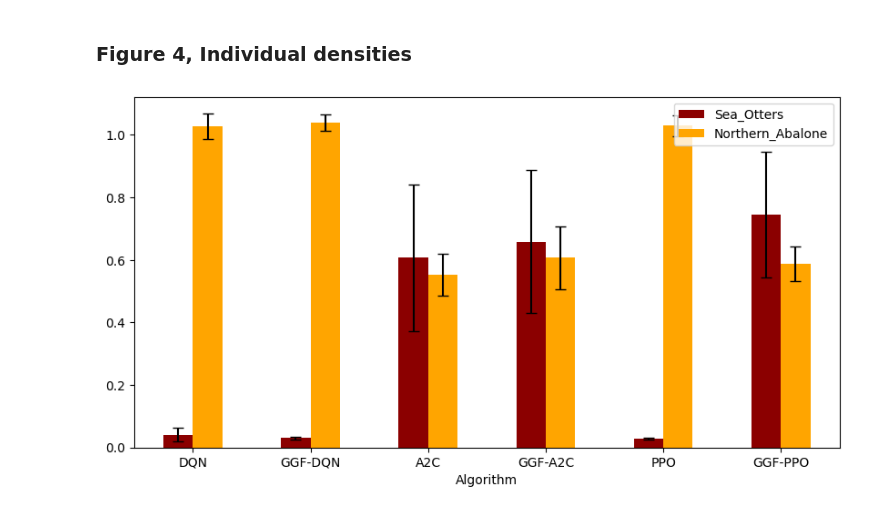
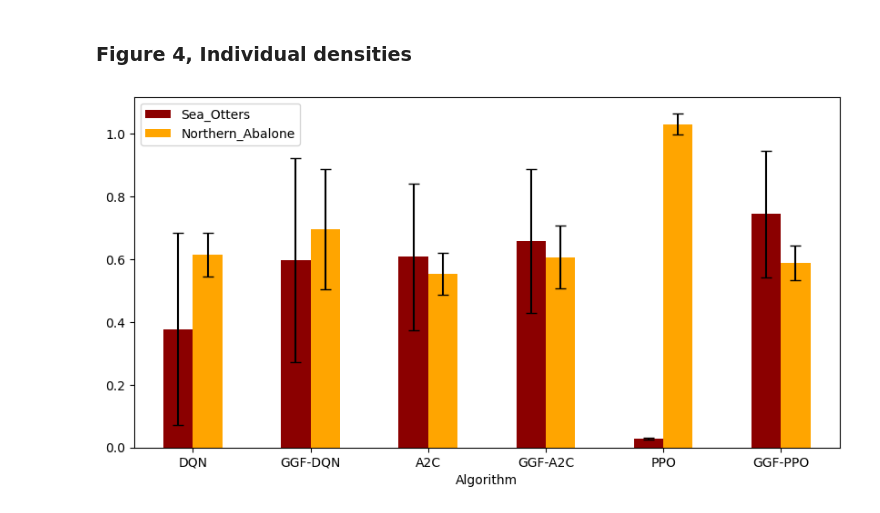
Before and after one commit to yan-dot-zhang/Fair-RL-project, a Jupyter notebook: AnalyzeResult.ipynb, the cells around one changed output. Drawn from its saved outputs; the diff is of its cells as text; code cells hidden in the pictures.

Commit message:
feat: add DQN_GGI algorithm
Add DQN_GGI algorithm and all required members
The result is shown in `AnalyzeResult.ipynb`

```diff
--- a/AnalyzeResult.ipynb
+++ b/AnalyzeResult.ipynb
@@ -53,7 +53,7 @@ def read_result_data(pattern_list, keys_list=None):
     data_ = pd.concat(df_list, ignore_index=True)
     return data_
 
-pattern_list  = ['sb3_reward_a2c', 'sb3_reward_a2cggi', 'sb3_reward_ppo', 'sb3_reward_ppoggi','reward_dqn', 'reward_dqnggi','reward_random']
+pattern_list  = ['sb3_reward_a2c', 'sb3_reward_a2cggi', 'sb3_reward_ppo', 'sb3_reward_ppoggi','sb3_reward_dqn', 'sb3_reward_dqnggi','reward_random']
 keys_list = ['A2C', 'GGF-A2C', 'PPO', 'GGF-PPO', 'DQN', 'GGF-DQN', 'Random']
 result_df = read_result_data(pattern_list, keys_list)
 # %% [markdown]
@@ -99,29 +98,28 @@ plt.show()
 # %% [markdown]
 ### Figure 4, Individual densities
 # %%
-
 # barchart
 # for each algorithm, compute average density and std, use dataframe.groupby
-final_result_barchart = final_result_df.groupby(['Algorithm']).mean().reset_index()
-final_result_barchart['Sea_Otters_std'] = final_result_df.groupby(['Algorithm']).std().reset_index()['Sea_Otters']
-final_result_barchart['Northern_Abalone_std'] = final_result_df.groupby(['Algorithm']).std().reset_index()['Northern_Abalone']
+final_result_barchart = final_result_df.groupby(['Algorithm']).mean(numeric_only = True).reset_index()
+final_result_barchart['Sea_Otters_std'] = final_result_df.groupby(['Algorithm']).std(numeric_only = True).reset_index()['Sea_Otters']
+final_result_barchart['Northern_Abalone_std'] = final_result_df.groupby(['Algorithm']).std(numeric_only = True).reset_index()['Northern_Abalone']
 # sort and filter by 'Algorithm' and keys_list_boxplot
 final_result_barchart = final_result_barchart[final_result_barchart['Algorithm'].isin(keys_list_boxplot)]
 # sort by the order of keys_list_boxplot
 final_result_barchart = final_result_barchart.set_index('Algorithm').reindex(keys_list_boxplot).reset_index()
 # plot with matplotlib
 ax = plt.figure(figsize=(10, 5))
 final_result_barchart.plot(
     x='Algorithm',
     y=['Sea_Otters', 'Northern_Abalone'],
     kind='bar',
     capsize=4,
     rot=0,
     yerr=final_result_barchart[['Sea_Otters_std', 'Northern_Abalone_std']].values.T,
     color=['darkred', 'orange'],
     ax = ax.gca()
     )
-plt.legend(loc = 'upper right')
+plt.legend(loc = 'best')
 plt.show()
 # %% [output]
-[figure, old version]
+[figure, new version]
```
Also changed, not shown: parts of 2 cells of this notebook, 7 other files.
